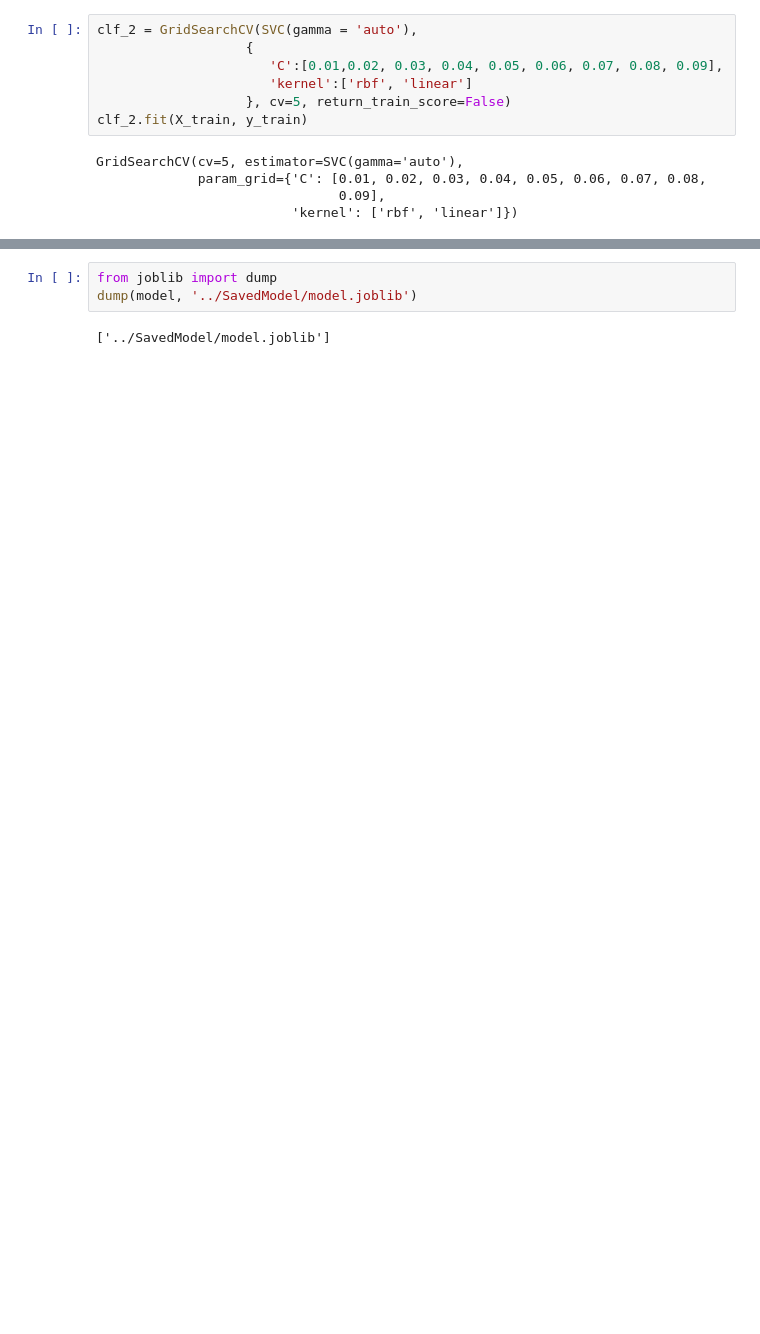
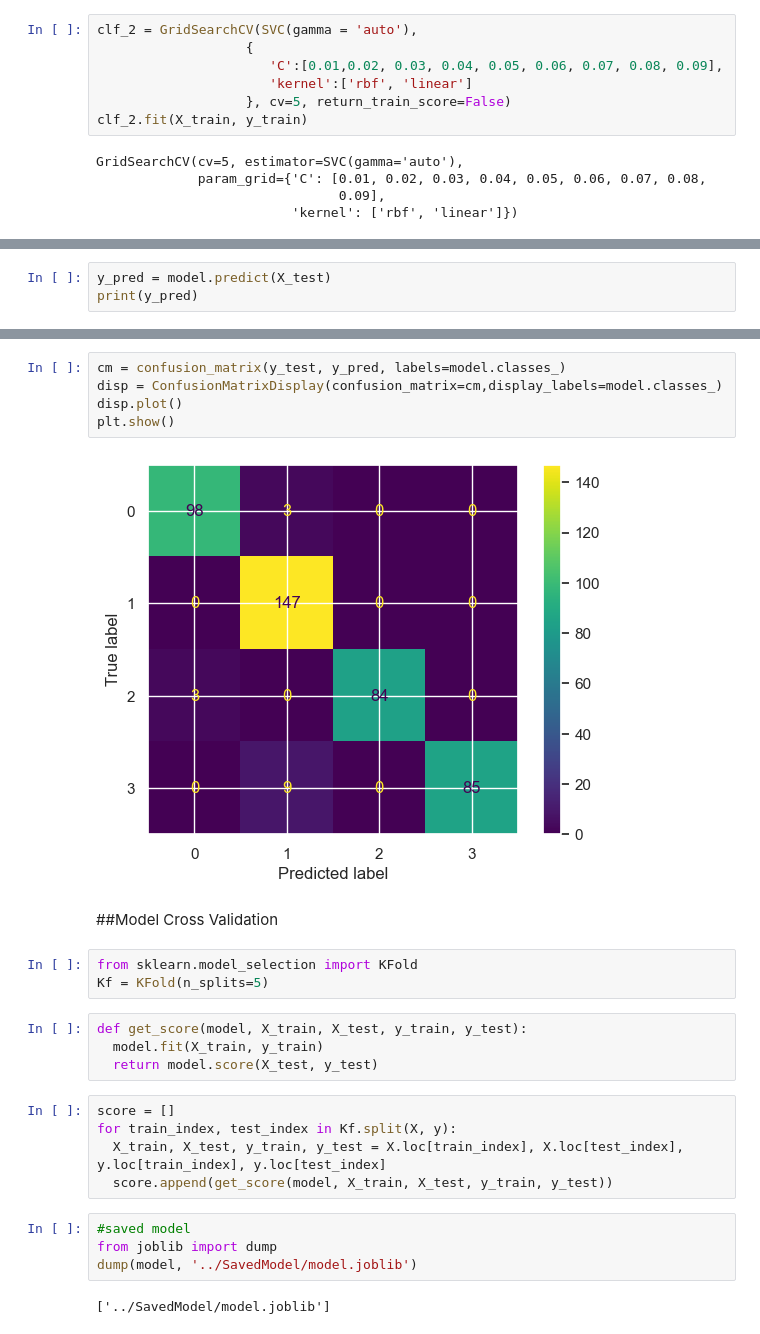
Before and after one commit to Lyrn-mukami/Rental-Recommendation-System, a Jupyter notebook: rental_website/SavedModel/ICS_Project.ipynb, the cells around one changed output, grey strips where cells are left out. Drawn from its saved outputs; the diff is of its cells as text; blank space fills up the shorter version.

```diff
--- a/rental_website/SavedModel/ICS_Project.ipynb
+++ b/rental_website/SavedModel/ICS_Project.ipynb
@@ -263,0 +235,3 @@ SVC(C=0.04, probability=True)
+# %%
+y_pred = model.predict(X_test)
+print(y_pred)
@@ -264,4 +259,26 @@ SVC(C=0.04, probability=True)
+# %%
+cm = confusion_matrix(y_test, y_pred, labels=model.classes_)
+disp = ConfusionMatrixDisplay(confusion_matrix=cm,display_labels=model.classes_)
+disp.plot()
+plt.show()
+# %% [output]
+[figure, added]
+# %% [markdown]
+##Model Cross Validation
+# %%
+from sklearn.model_selection import KFold
+Kf = KFold(n_splits=5)
+# %%
+def get_score(model, X_train, X_test, y_train, y_test):
+  model.fit(X_train, y_train)
+  return model.score(X_test, y_test)
+# %%
+score = []
+for train_index, test_index in Kf.split(X, y):
+  X_train, X_test, y_train, y_test = X.loc[train_index], X.loc[test_index], y.loc[train_index], y.loc[test_index]
+  score.append(get_score(model, X_train, X_test, y_train, y_test))
 # %%
+#saved model
 from joblib import dump
 dump(model, '../SavedModel/model.joblib')
 # %% [output]
```
Also changed, not shown: parts of 41 cells of this notebook, 15 other files.
